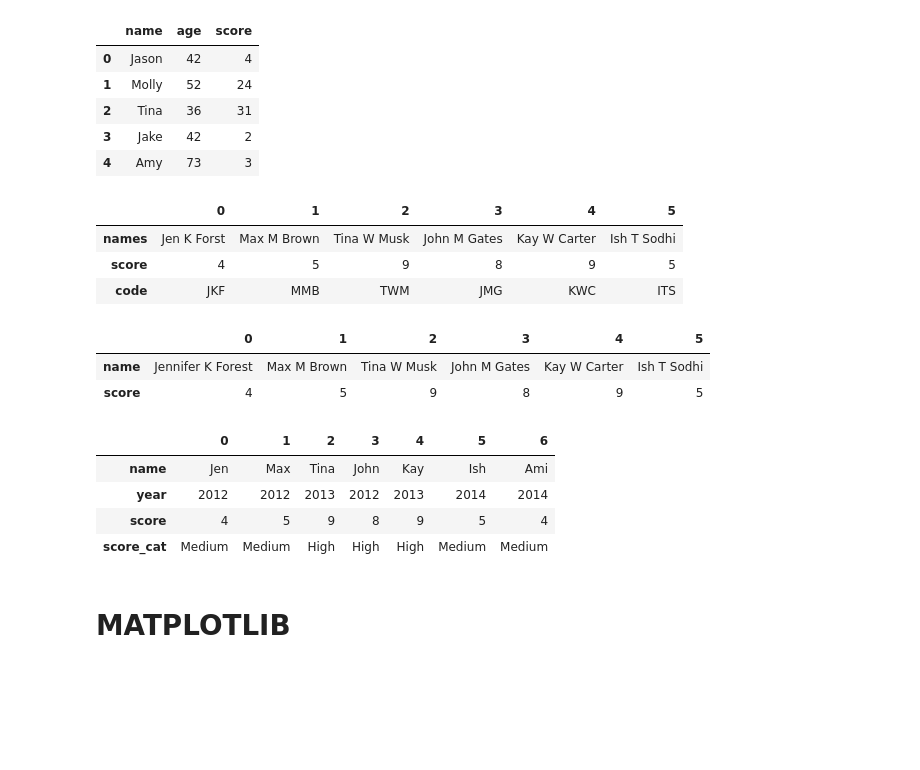
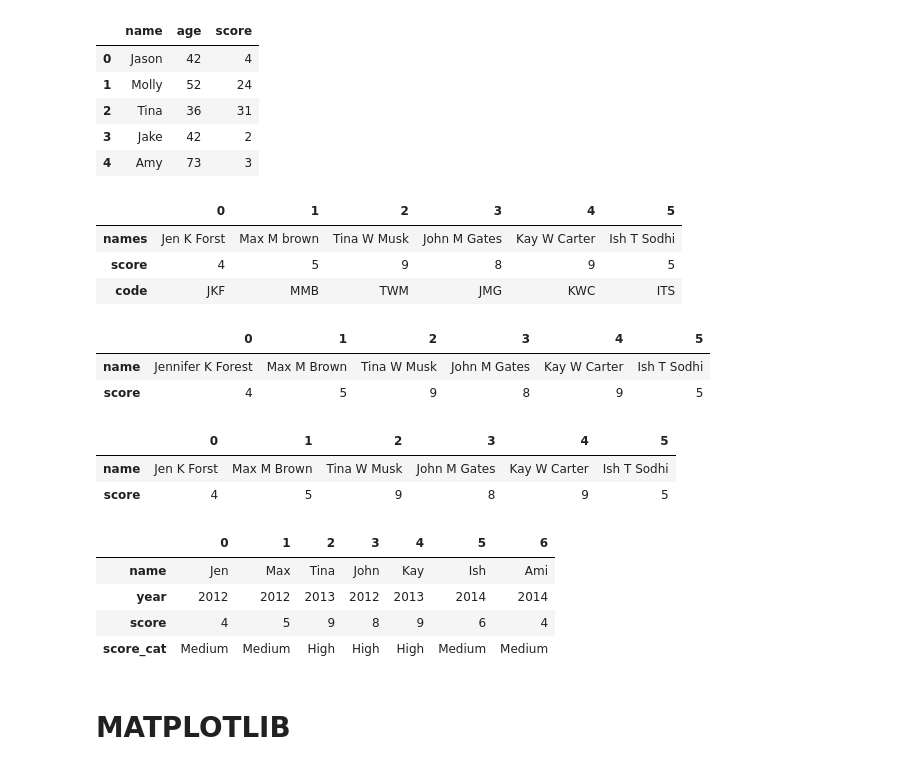
Before and after one commit to oektomo/ClassPersevere, a Jupyter notebook: W0401pandas.ipynb, the cells around one changed output. Drawn from its saved outputs; the diff is of its cells as text; code cells hidden in the pictures; blank space fills up the shorter version.

```diff
--- a/W0401pandas.ipynb
+++ b/W0401pandas.ipynb
@@ -214,20 +223,20 @@ df
 # %%
 # Data transformation with map
 import pandas as pd
-data = {'name': ['Jen K Forst', 'Max M Brown', 'Tina W Musk',
+data = {'names': ['Jen K Forst', 'Max M brown', 'Tina W Musk',
                  'John M Gates', 'Kay W Carter', 'Ish T Sodhi'],
         'score': [4, 5, 9, 8, 9, 5]}
 df = pd.DataFrame(data)
 df.T # transpose the matrix
 
 def get_code(name): # get initial for every name
     return "".join([k[0].upper() for k in name.split(' ')])
 # Creating a column with initials
-df['code'] = df['name'].map(get_code)
+df['code'] = df['names'].map(get_code)
 df.T
 # %% [output]
 |  | 0 | 1 | 2 | 3 | 4 | 5 |
-| names | Jen K Forst | Max M Brown | Tina W Musk | John M Gates | Kay W Carter | Ish T Sodhi |
+| names | Jen K Forst | Max M brown | Tina W Musk | John M Gates | Kay W Carter | Ish T Sodhi |
 | score | 4 | 5 | 9 | 8 | 9 | 5 |
 | code | JKF | MMB | TWM | JMG | KWC | ITS |
 # %%
@@ -245,12 +254,18 @@ df.T
 |  | 0 | 1 | 2 | 3 | 4 | 5 |
 | name | Jennifer K Forest | Max M Brown | Tina W Musk | John M Gates | Kay W Carter | Ish T Sodhi |
 | score | 4 | 5 | 9 | 8 | 9 | 5 |
+# %%
+df.T
+# %% [output]
+|  | 0 | 1 | 2 | 3 | 4 | 5 |
+| name | Jen K Forst | Max M Brown | Tina W Musk | John M Gates | Kay W Carter | Ish T Sodhi |
+| score | 4 | 5 | 9 | 8 | 9 | 5 |
 # %%
 # binning in pandas make a categorical
 import pandas as pd
 data = {'name': ['Jen', 'Max', 'Tina', 'John', 'Kay', 'Ish', 'Ami'],
         'year': [2012, 2012, 2013, 2012, 2013, 2014, 2014],
-        'score': [4, 5, 9, 8, 9, 5, 4]}
+        'score': [4, 5, 9, 8, 9, 6, 4]}
 df = pd.DataFrame(data)
 
 # creating a categorical attribute for score
@@ -261,7 +276,7 @@ df.T
 |  | 0 | 1 | 2 | 3 | 4 | 5 | 6 |
 | name | Jen | Max | Tina | John | Kay | Ish | Ami |
 | year | 2012 | 2012 | 2013 | 2012 | 2013 | 2014 | 2014 |
-| score | 4 | 5 | 9 | 8 | 9 | 5 | 4 |
+| score | 4 | 5 | 9 | 8 | 9 | 6 | 4 |
 | score_cat | Medium | Medium | High | High | High | Medium | Medium |
 # %% [markdown]
 # MATPLOTLIB
```
Also changed, not shown: parts of 10 cells of this notebook.
